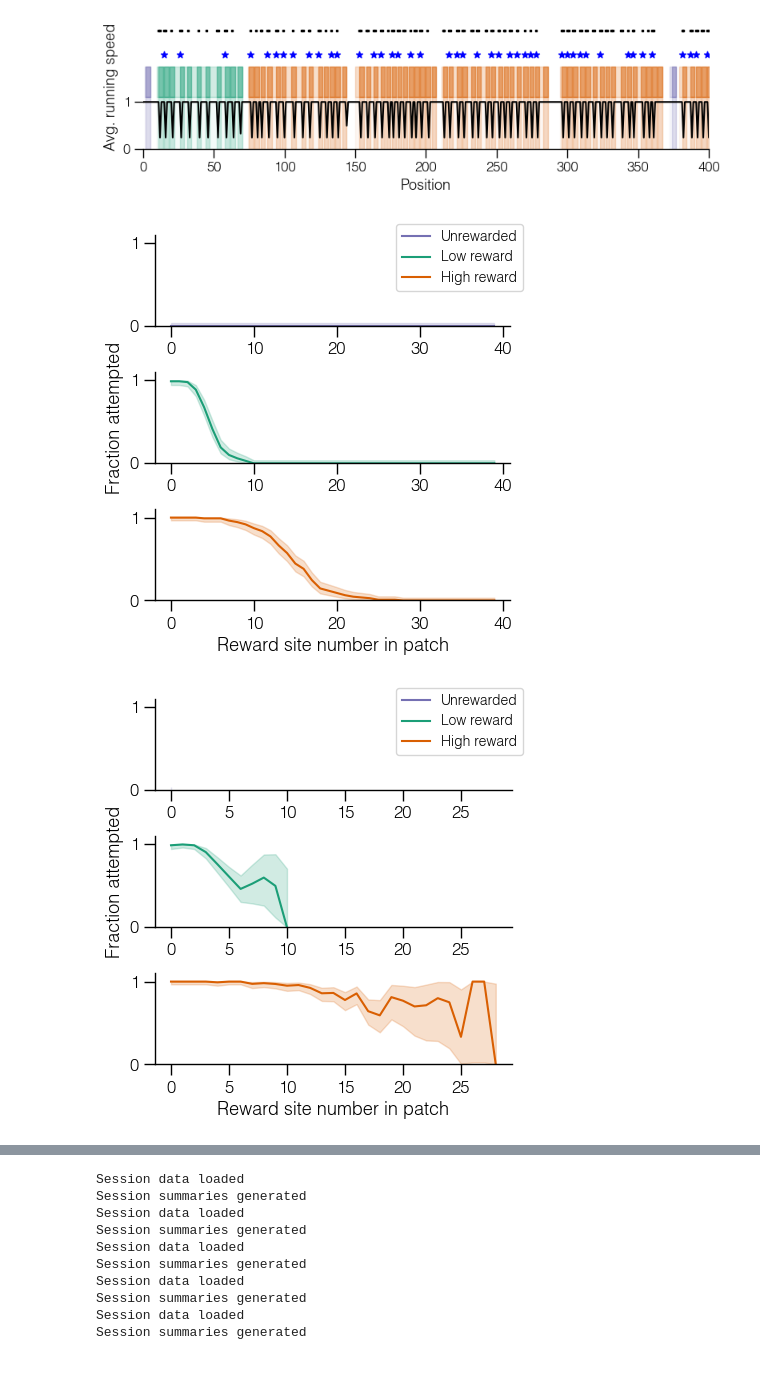
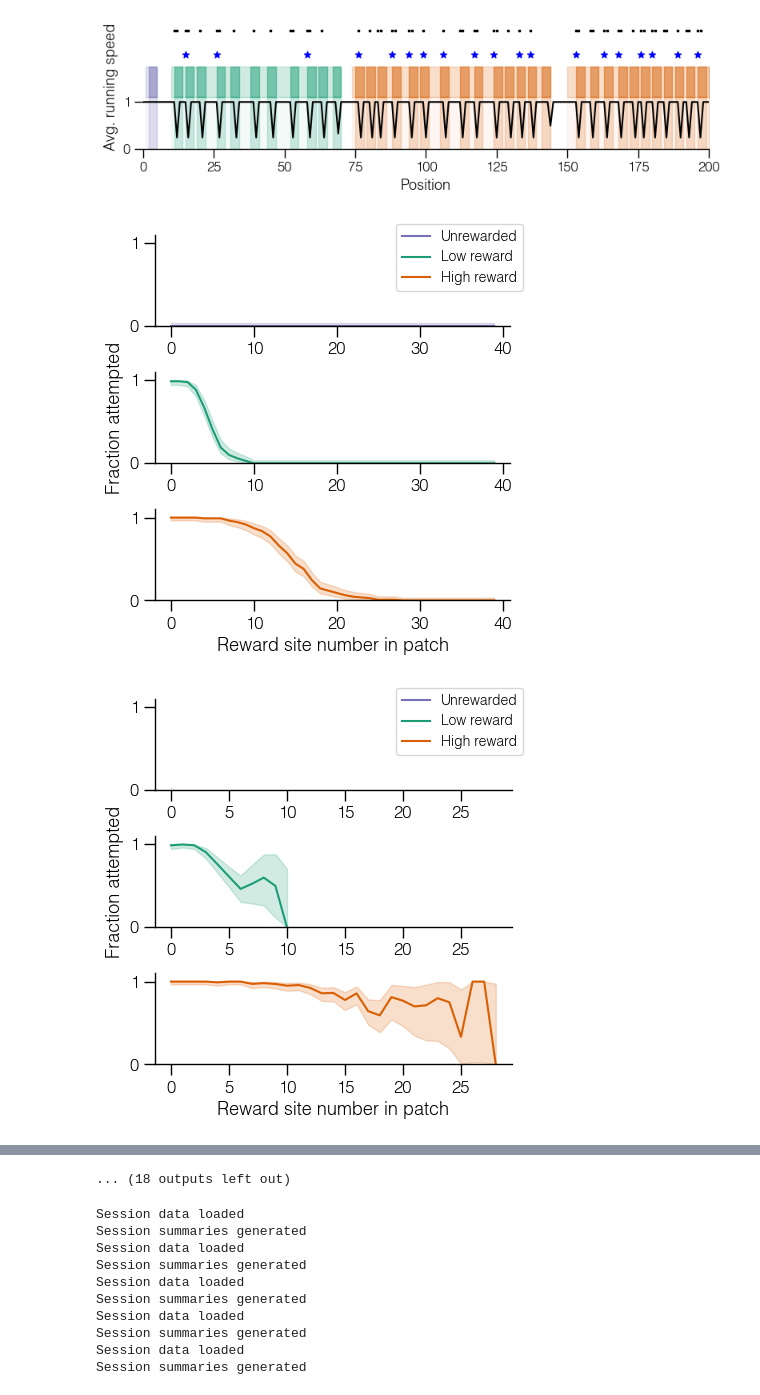
Before and after one commit to davidgbe/favorably_connected, a Jupyter notebook: code/notebooks/bulk_runs_jax/behavioral_gru_offset_exp_decay.ipynb, the cells around one changed output, grey strips where cells are left out. Cells and saved outputs as stored; diff of their text form; code cells hidden in the pictures.

```diff
--- a/code/notebooks/bulk_runs_jax/behavioral_gru_offset_exp_decay.ipynb
+++ b/code/notebooks/bulk_runs_jax/behavioral_gru_offset_exp_decay.ipynb
@@ -91,9 +89,9 @@ FIXED_EXP_GRU_INITIAL_PROB_OFFSET_NETWORKS_WITH_INTERVENTION = [
 ]
 # %%
 for i, data_path in enumerate(FIXED_EXP_GRU_INITIAL_PROB_OFFSET_NETWORKS):
-    plot_session(data_path, session_idx=0, xlim=(0, 400), max_reward_param=40, max_reward_sites=30, use_fixed_colors=True, save_dir=f'../../../figures/gru_fixed_exp_offset_net_{i}')
+    plot_session(data_path, session_idx=0, xlim=(0, 200), max_reward_param=40, max_reward_sites=30, use_fixed_colors=True, save_dir=f'../../../figures/gru_fixed_exp_offset_net_{i}')
 # %% [output]
-[figure, old version]
+[figure, new version]
 [figure]
 [figure]
 [figure]
@@ -102,3 +106,4 @@ for i, data_path in enumerate(FIXED_EXP_GRU_INITIAL_PROB_OFFSET_NETWORKS):
+... (18 outputs left out)
 # %%
 dfs = [
     load_odor_site_df(x, nn_num=nn_num, brief=False)
```
Also changed, not shown: parts of 4 cells of this notebook, 10 other files.
